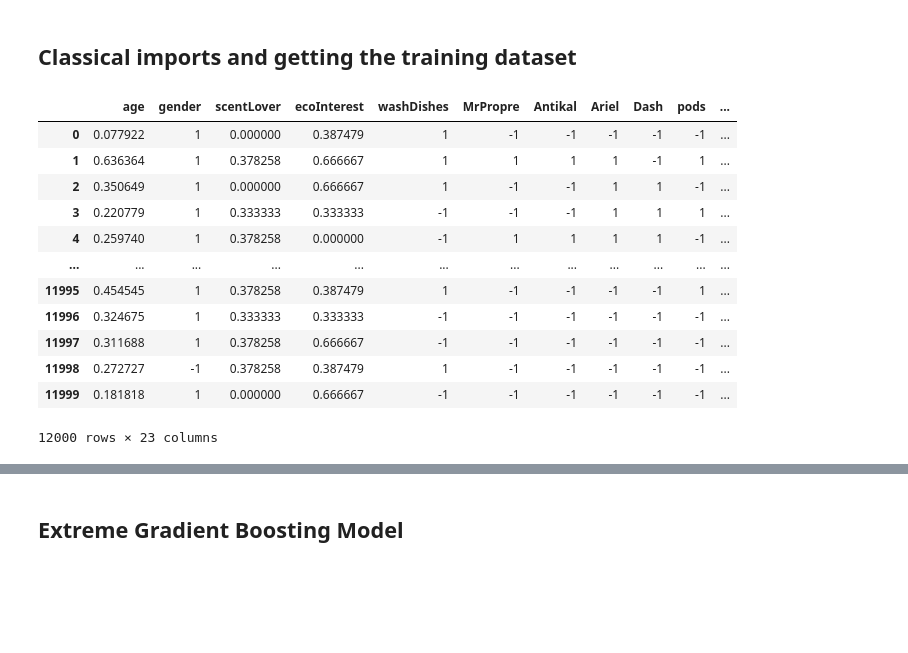
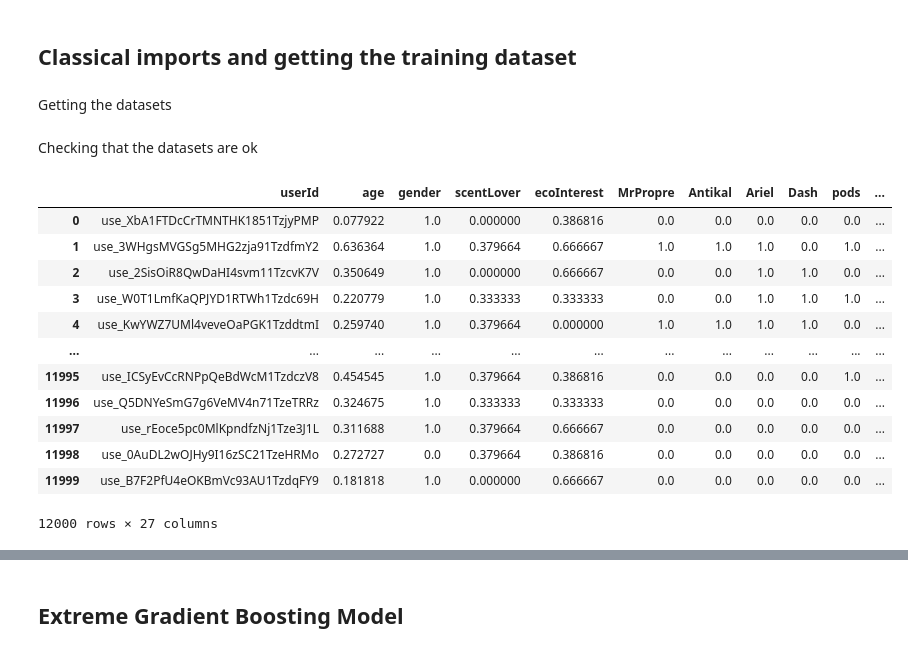
Before and after one commit to Garfield1002/ST4, a Jupyter notebook: Models/ExtremeGradientBoosting.ipynb, the cells around one changed output, grey strips where cells are left out. Saved outputs shown, nothing was run; the diff lists cells and outputs as text; code cells hidden in the pictures; blank space fills up the shorter version.

```diff
--- a/Models/ExtremeGradientBoosting.ipynb
+++ b/Models/ExtremeGradientBoosting.ipynb
@@ -23,17 +14,2 @@ from xgboost import XGBClassifier
-# %%
-# Checking that the dataset is ok
-df
-# %% [output]
-|  | age | gender | scentLover | ecoInterest | washDishes | MrPropre | Antikal | Ariel | Dash | pods | ... |
-| 0 | 0.077922 | 1 | 0.000000 | 0.387479 | 1 | -1 | -1 | -1 | -1 | -1 | ... |
-| 1 | 0.636364 | 1 | 0.378258 | 0.666667 | 1 | 1 | 1 | 1 | -1 | 1 | ... |
-| 2 | 0.350649 | 1 | 0.000000 | 0.666667 | 1 | -1 | -1 | 1 | 1 | -1 | ... |
-| 3 | 0.220779 | 1 | 0.333333 | 0.333333 | -1 | -1 | -1 | 1 | 1 | 1 | ... |
-| 4 | 0.259740 | 1 | 0.378258 | 0.000000 | -1 | 1 | 1 | 1 | 1 | -1 | ... |
-| ... | ... | ... | ... | ... | ... | ... | ... | ... | ... | ... | ... |
-| 11995 | 0.454545 | 1 | 0.378258 | 0.387479 | 1 | -1 | -1 | -1 | -1 | 1 | ... |
-| 11996 | 0.324675 | 1 | 0.333333 | 0.333333 | -1 | -1 | -1 | -1 | -1 | -1 | ... |
-| 11997 | 0.311688 | 1 | 0.378258 | 0.666667 | -1 | -1 | -1 | -1 | -1 | -1 | ... |
-| 11998 | 0.272727 | -1 | 0.378258 | 0.387479 | 1 | -1 | -1 | -1 | -1 | -1 | ... |
-| 11999 | 0.181818 | 1 | 0.000000 | 0.666667 | -1 | -1 | -1 | -1 | -1 | -1 | ... |
-12000 rows × 23 columns
+# %% [markdown]
+Getting the datasets
@@ -39,0 +19,18 @@ df
+# %% [markdown]
+Checking that the datasets are ok
+# %%
+tf # the training set
+# %% [output]
+|  | userId | age | gender | scentLover | ecoInterest | MrPropre | Antikal | Ariel | Dash | pods | ... |
+| 0 | use_XbA1FTDcCrTMNTHK1851TzjyPMP | 0.077922 | 1.0 | 0.000000 | 0.386816 | 0.0 | 0.0 | 0.0 | 0.0 | 0.0 | ... |
+| 1 | use_3WHgsMVGSg5MHG2zja91TzdfmY2 | 0.636364 | 1.0 | 0.379664 | 0.666667 | 1.0 | 1.0 | 1.0 | 0.0 | 1.0 | ... |
+| 2 | use_2SisOiR8QwDaHI4svm11TzcvK7V | 0.350649 | 1.0 | 0.000000 | 0.666667 | 0.0 | 0.0 | 1.0 | 1.0 | 0.0 | ... |
+| 3 | use_W0T1LmfKaQPJYD1RTWh1Tzdc69H | 0.220779 | 1.0 | 0.333333 | 0.333333 | 0.0 | 0.0 | 1.0 | 1.0 | 1.0 | ... |
+| 4 | use_KwYWZ7UMl4veveOaPGK1TzddtmI | 0.259740 | 1.0 | 0.379664 | 0.000000 | 1.0 | 1.0 | 1.0 | 1.0 | 0.0 | ... |
+| ... | ... | ... | ... | ... | ... | ... | ... | ... | ... | ... | ... |
+| 11995 | use_ICSyEvCcRNPpQeBdWcM1TzdczV8 | 0.454545 | 1.0 | 0.379664 | 0.386816 | 0.0 | 0.0 | 0.0 | 0.0 | 1.0 | ... |
+| 11996 | use_Q5DNYeSmG7g6VeMV4n71TzeTRRz | 0.324675 | 1.0 | 0.333333 | 0.333333 | 0.0 | 0.0 | 0.0 | 0.0 | 0.0 | ... |
+| 11997 | use_rEoce5pc0MlKpndfzNj1Tze3J1L | 0.311688 | 1.0 | 0.379664 | 0.666667 | 0.0 | 0.0 | 0.0 | 0.0 | 0.0 | ... |
+| 11998 | use_0AuDL2wOJHy9I16zSC21TzeHRMo | 0.272727 | 0.0 | 0.379664 | 0.386816 | 0.0 | 0.0 | 0.0 | 0.0 | 0.0 | ... |
+| 11999 | use_B7F2PfU4eOKBmVc93AU1TzdqFY9 | 0.181818 | 1.0 | 0.000000 | 0.666667 | 0.0 | 0.0 | 0.0 | 0.0 | 0.0 | ... |
+12000 rows × 27 columns
```
Also changed, not shown: parts of 12 cells of this notebook, 7 other files.
